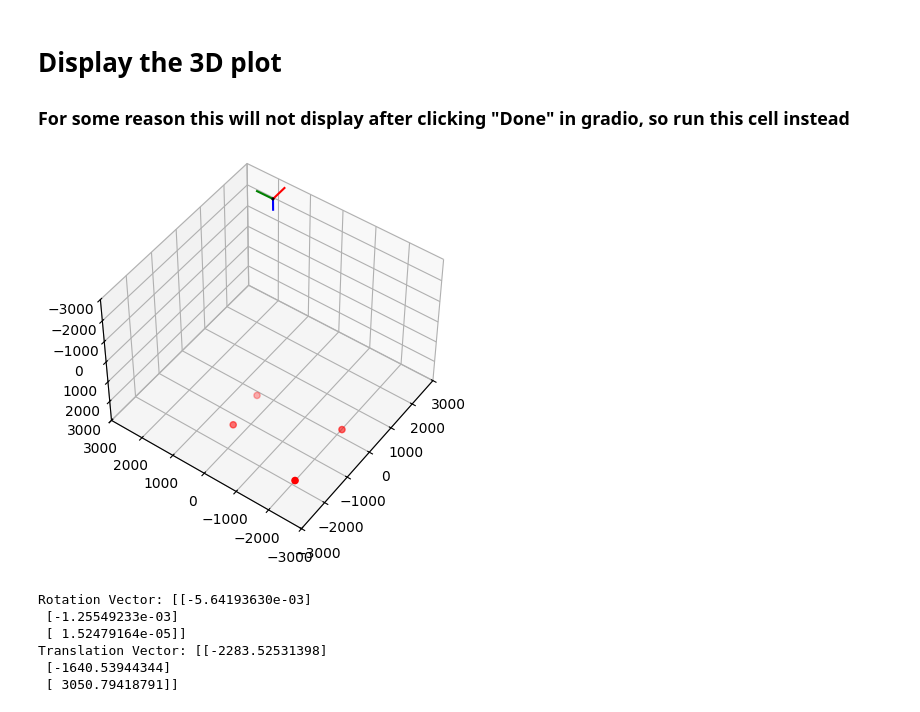
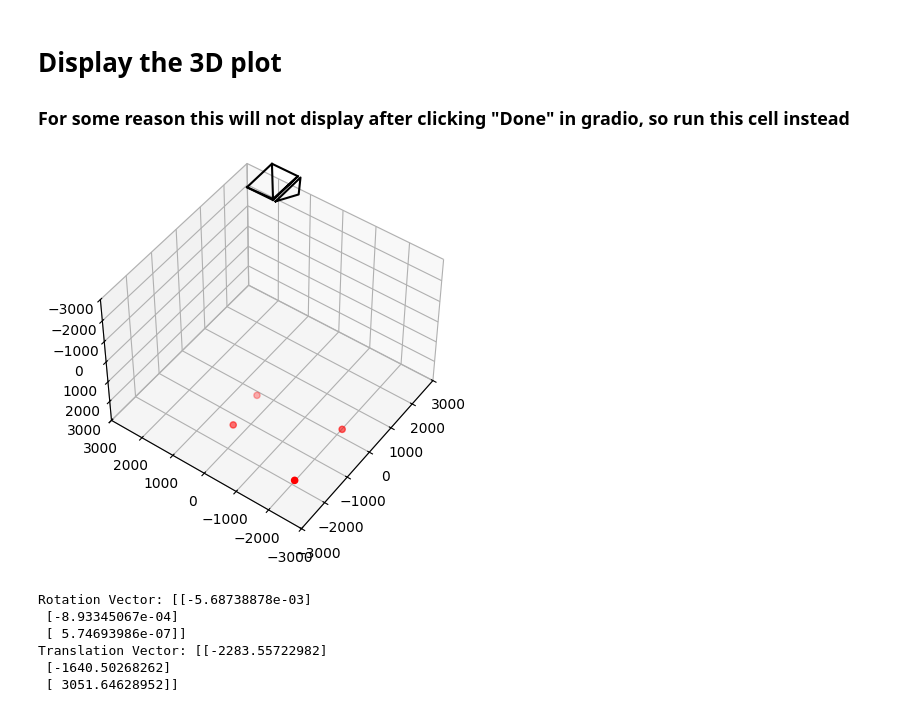
Before and after one commit to Tiromachelan/camera-pose-estimator, a Jupyter notebook: camera_pose.ipynb, the cells around one changed output. Drawn from its saved outputs; the diff is of its cells as text; code cells hidden in the pictures.

Commit message:
big sensor

```diff
--- a/camera_pose.ipynb
+++ b/camera_pose.ipynb
@@ -365,13 +343,14 @@ class Visualizer:
         ax = fig.add_subplot(111, projection='3d')
 
         # Increased the size of the plotted camera pose
-        ax = pt.plot_transform(ax=ax, A2B=cam2world, s=500)
+        #ax = pt.plot_transform(ax=ax, A2B=cam2world, s=500)
+        scale = 30  # increase to make the plotted camera bigger
         pc.plot_camera(
             ax,
             cam2world=cam2world,
             M=Lambda,
-            sensor_size=sensor_size,
-            virtual_image_distance=virtual_image_distance,
+            sensor_size=(int(sensor_size[0]*scale), int(sensor_size[1]*scale)),
+            virtual_image_distance=virtual_image_distance * scale,
         )
 
         # plot points selected
@@ -421,37 +400,37 @@ class Visualizer:
 
             mid_x = (all_points[:,0].max()+all_points[:,0].min()) * 0.5
             mid_y = (all_points[:,1].max()+all_points[:,1].min()) * 0.5
             mid_z = (all_points[:,2].max()+all_points[:,2].min()) * 0.5
 
             spaceSize = 3000
 
             ax.set_xlim(-spaceSize, spaceSize)
             ax.set_ylim(-spaceSize, spaceSize)
             ax.set_zlim(-spaceSize, spaceSize)
 
             # Set initial view based on translation vector
             # The elev and azim angles are in degrees
             elev = np.arctan2(tau[2,0], np.sqrt(tau[0,0]**2 + tau[1,0]**2)) * 180/np.pi
             azim = np.arctan2(tau[1,0], tau[0,0]) * 180/np.pi
             ax.view_init(elev=elev, azim=azim)
 
 
         ax.invert_zaxis() # It looks upside down without this
         #plt.savefig("pose_plot.png")
         #display(Image(filename="pose_plot.png"))
 
 
         plt.show()
         print(f"Rotation Vector: {rotation_vector}")
         print(f"Translation Vector: {translation_vector}")
 
 rotation_vector, translation_vector = estimate_pose_opencv()
 Visualizer.visualize(rotation_vector, translation_vector)
 # %% [output]
-[figure, old version]
+[figure, new version]
-Rotation Vector: [[-5.64193630e-03]
- [-1.25549233e-03]
- [ 1.52479164e-05]]
-Translation Vector: [[-2283.52531398]
- [-1640.53944344]
- [ 3050.79418791]]
+Rotation Vector: [[-5.68738878e-03]
+ [-8.93345067e-04]
+ [ 5.74693986e-07]]
+Translation Vector: [[-2283.55722982]
+ [-1640.50268262]
+ [ 3051.64628952]]
```
Also changed, not shown: parts of 4 cells of this notebook.
